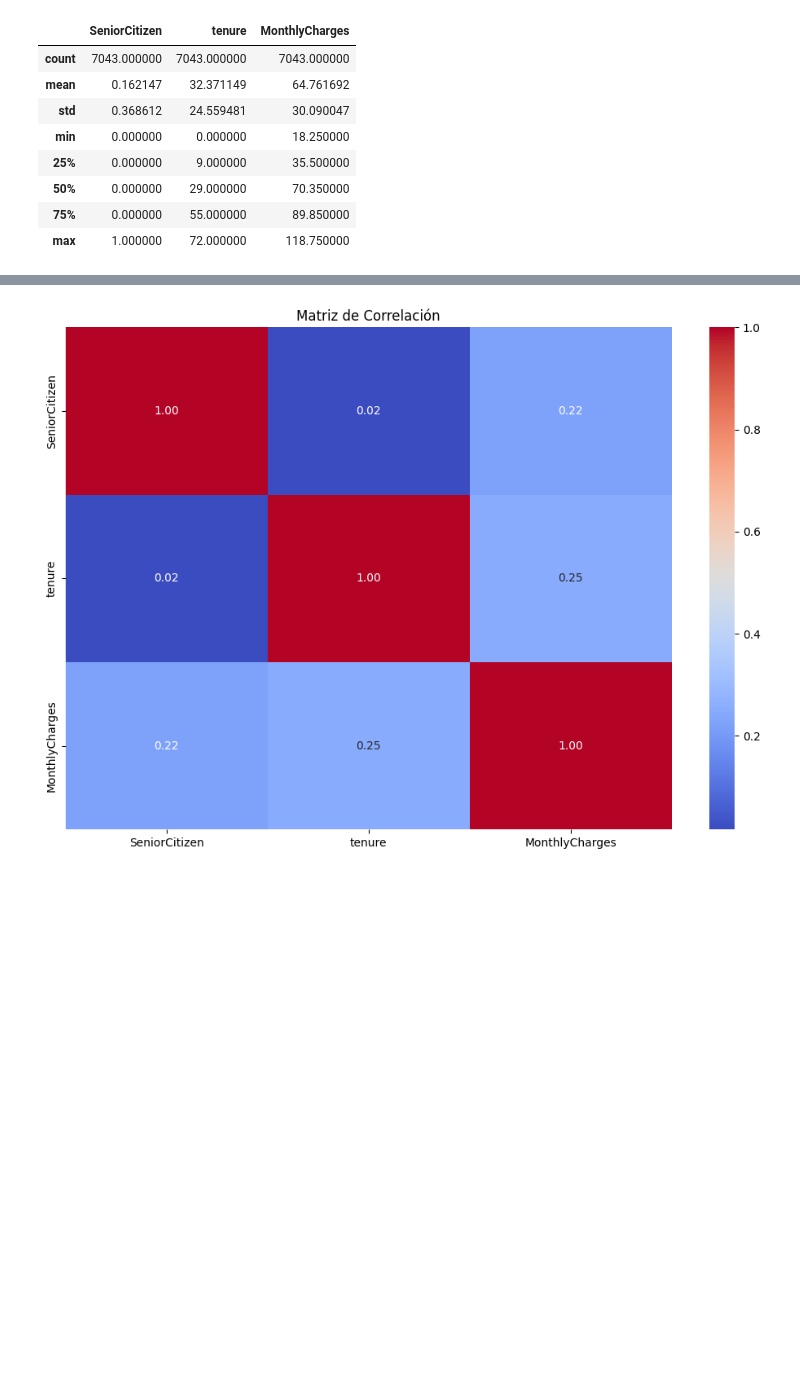
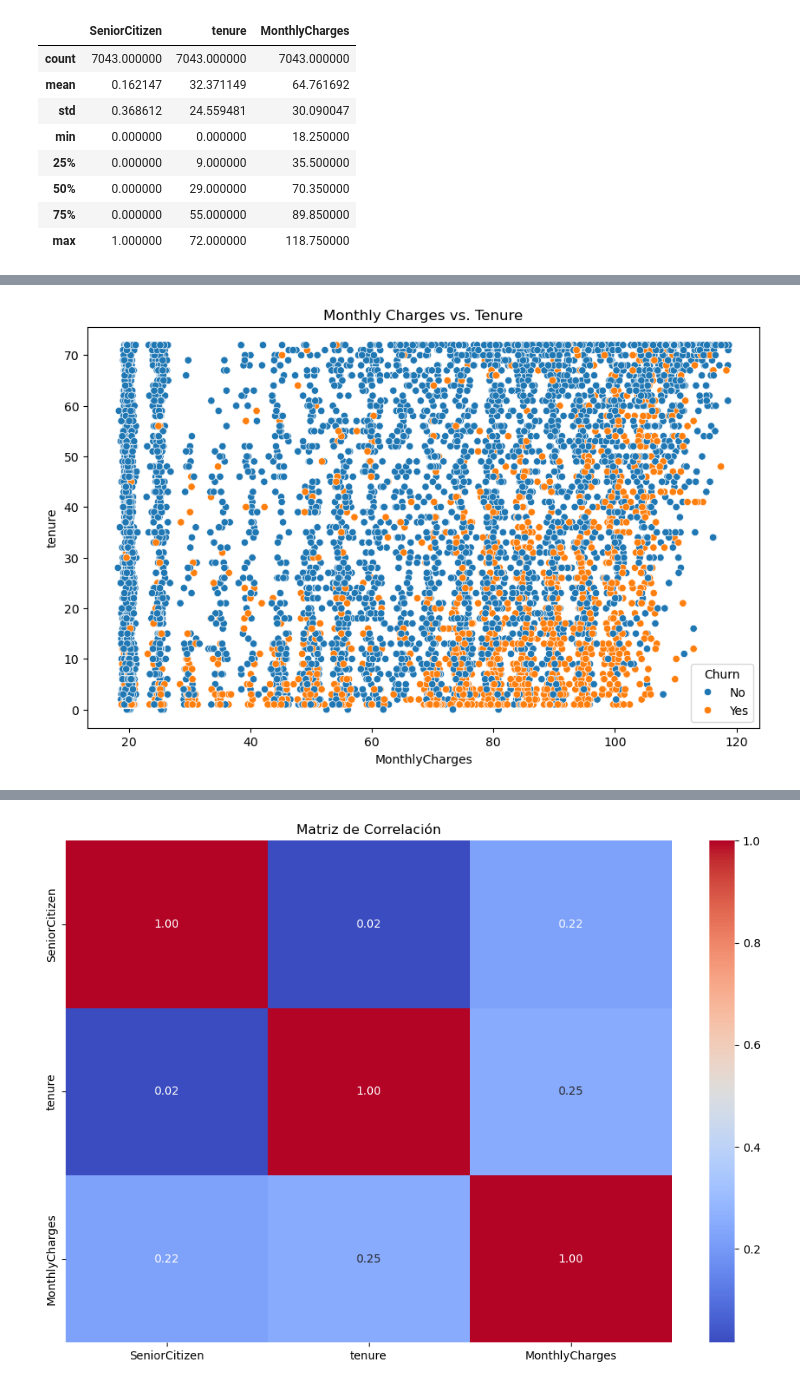
Before and after one commit to MarianoReyes/SHAP_MiniProject_RAI, a Jupyter notebook: project_shap.ipynb, the cells around one changed output, grey strips where cells are left out. Saved outputs shown, nothing was run; the diff lists cells and outputs as text; code cells hidden in the pictures; blank space fills up the shorter version.

Commit message:
extra plots

```diff
--- a/project_shap.ipynb
+++ b/project_shap.ipynb
@@ -130,6 +129,13 @@ plt.title('Distribución de Monthly Charges por Churn')
 plt.show()
 # %% [output]
 [figure]
+# %%
+plt.figure(figsize=(10, 6))
+sns.scatterplot(x='MonthlyCharges', y='tenure', hue='Churn', data=data)
+plt.title('Monthly Charges vs. Tenure')
+plt.show()
+# %% [output]
+[figure, added]
 # %%
 # Gráfico de barras de género por churn
 plt.figure(figsize=(10, 6))
```
Also changed, not shown: parts of 10 cells of this notebook.
